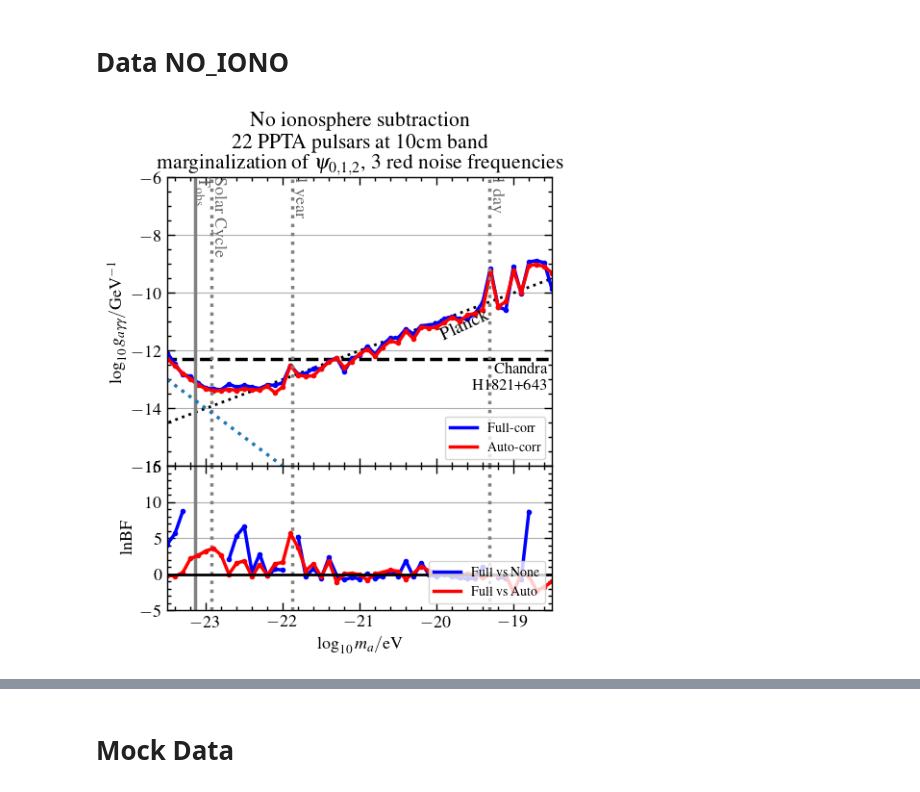
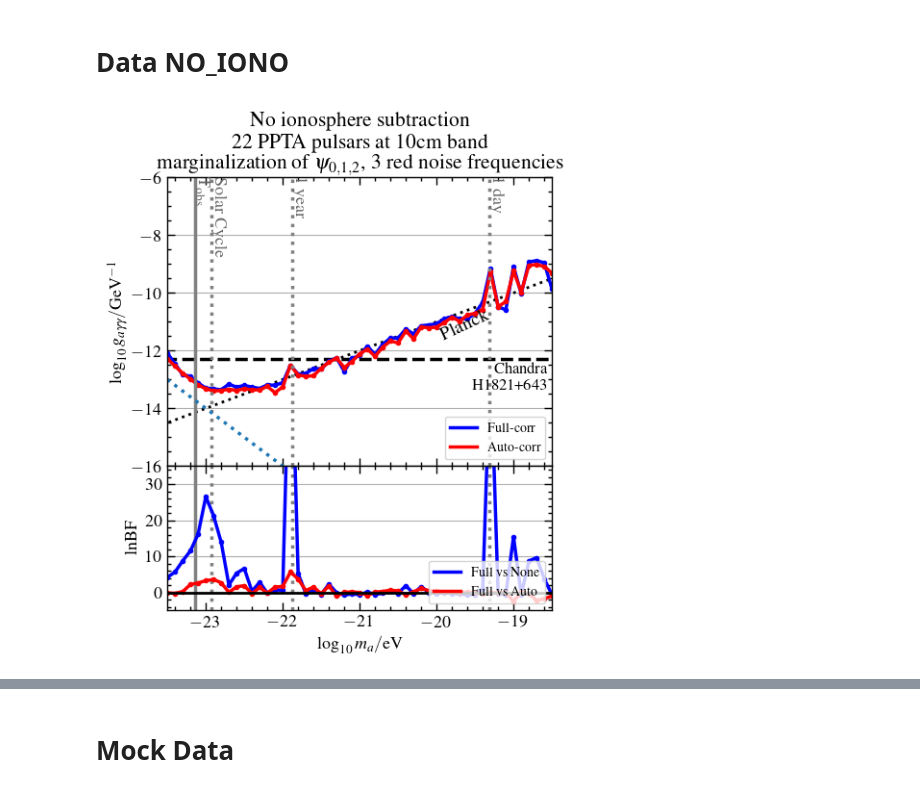
Before and after one commit to XueXiao-Physics/PPA, a Jupyter notebook: 2_Result.ipynb, the cells around one changed output, grey strips where cells are left out. Drawn from its saved outputs; the diff is of its cells as text; code cells hidden in the pictures.

```diff
--- a/2_Result.ipynb
+++ b/2_Result.ipynb
@@ -137,7 +137,7 @@ def make_bf_plot(ax,l10ma,lbf_af,lbf_nf):
 
     #fig , ax = plt.subplots(figsize=(5,3))
     ymin = -5
-    ymax = 15
+    ymax = 35
     plot_timescales( ax,ymin,ymax,annotate=False)
 
     try:
@@ -280,34 +280,44 @@ lbf_af = np.array([-1.332e-01,        inf,        inf,        inf,        inf,
        -3.583e-02, -7.971e-01,  5.447e-02,  2.909e-01,  6.044e-01,
         4.175e-01, -6.561e-01,  1.577e-01,  1.108e+00,  4.871e-01,
         2.971e-01,  1.864e-01,  1.015e-01, -5.921e-02,  6.891e-02,
        -1.866e-03, -4.865e-01, -6.941e-02, -1.089e-01, -1.335e-01,
        -2.462e+00,  5.523e-02, -2.550e-01, -2.240e+00, -1.737e+00,
        -1.000e+00])
 lbf_af[1:8] = np.array([-0.245,  0.235, 2.187,  2.629,  3.246,  3.599,  2.667])
 
 
 
 lbf_nf = np.array([   inf,    inf,    inf,    inf,    inf,    inf,    inf,    inf,
         2.064,    inf,    inf,  0.316,  2.817, -0.2  ,  0.718,  0.599,
           inf,  5.217, -0.282,  0.814, -0.523,  2.317, -0.103, -0.743,
        -0.43 , -0.624,  0.109, -0.572, -0.232,  0.531, -0.256,  1.88 ,
        -0.336,  1.62 , -0.033, -0.297, -0.007, -0.297, -0.462, -0.619,
        -0.532,  0.994,    inf, -0.385, -0.559,    inf, -0.648,    inf,
           inf,    inf,    inf])
 # lbf_nf[42] = np.log(4.3760) + 3
 lbf_nf[0]  = np.log(0.4391) + 5
 lbf_nf[1]  = np.log(1.9670) + 5
 lbf_nf[2]  = np.log(5.6641) + 7
+lbf_nf[3]  = np.log(4.6288) + 10
+lbf_nf[4]  = np.log(0.0213) + 20
+lbf_nf[5]  = np.log(4.5405) + 25
+lbf_nf[6]  = np.log(0.0251) + 25
+
+lbf_nf[7]  = np.log(0.3341) + 15
 lbf_nf[9]  = np.log(1.3770) + 5
 lbf_nf[10] = np.log(5.1074) + 5
+lbf_nf[16] = np.log(0.0399) + 85
+
+lbf_nf[42] = np.log(2.1076) + 65
+lbf_nf[45] = np.log(1.5536) + 15
 lbf_nf[47] = np.log(5.4874) + 7
-
-# lbf_nf[49] = np.log(2.0014) + 3
-# lbf_nf[50] = np.log(0.5285)
+lbf_nf[48] = np.log(1.8646) + 9
+lbf_nf[49] = np.log(0.2828) + 5
+lbf_nf[50] = np.log(0.5330)
 
 
 make_bf_plot(axes[1],l10ma,lbf_af ,lbf_nf )
 #plt.savefig("Figures/ul_bf_iono_10.pdf")
 #plt.savefig("Figures/ul_bf_iono_10.jpg")
 # %% [output]
-[figure, old version]
+[figure, new version]
```
Also changed, not shown: parts of 6 cells of this notebook.
